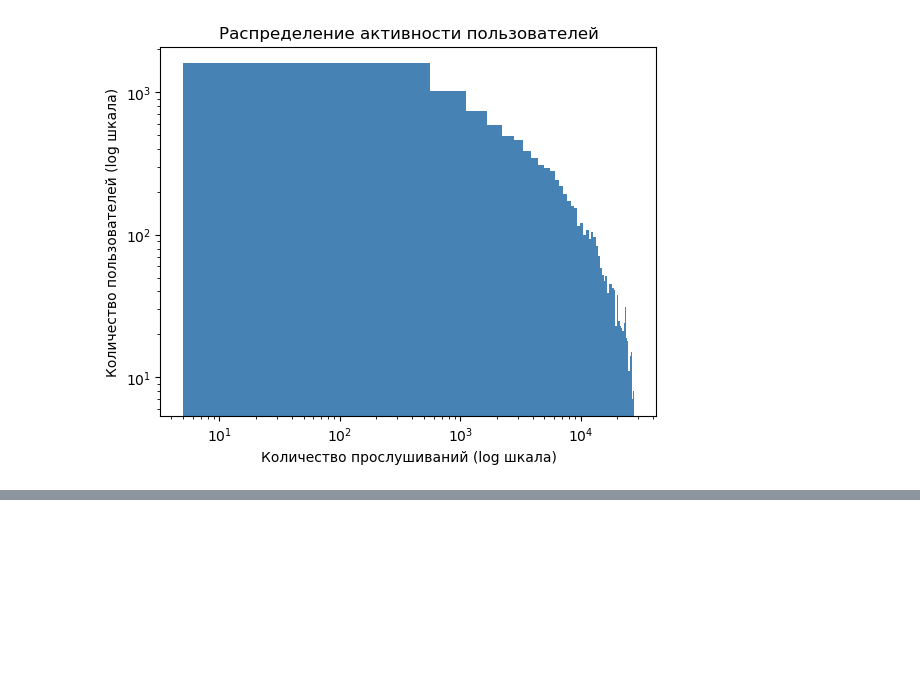
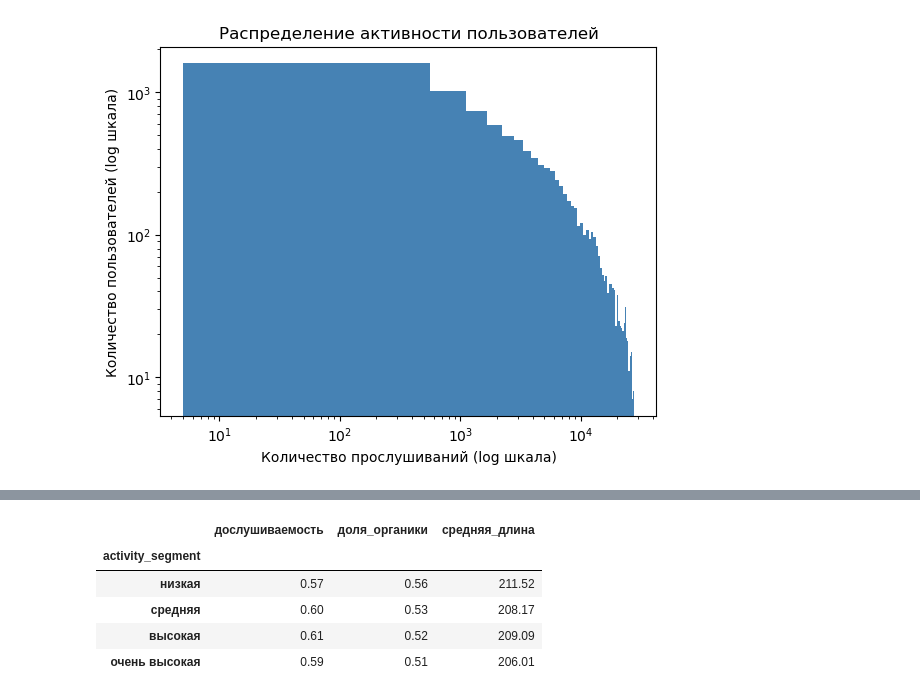
Before and after one commit to klarness/yandex-music-eda, a Jupyter notebook: src/yandex-music-eda.ipynb, the cells around one changed output, grey strips where cells are left out. Cells and saved outputs as stored; diff of their text form; code cells hidden in the pictures; blank space fills up the shorter version.

```diff
--- a/src/yandex-music-eda.ipynb
+++ b/src/yandex-music-eda.ipynb
@@ -495,0 +519,13 @@ plt.show()
+# %%
+df.groupby('activity_segment', observed=True).agg(
+    дослушиваемость=('is_completed', 'mean'),
+    доля_органики=('is_organic', 'mean'),
+    средняя_длина=('track_length_seconds', 'mean')
+).round(2)
+# %% [output]
+|  | дослушиваемость | доля_органики | средняя_длина |
+| activity_segment |  |  |  |
+| низкая | 0.57 | 0.56 | 211.52 |
+| средняя | 0.60 | 0.53 | 208.17 |
+| высокая | 0.61 | 0.52 | 209.09 |
+| очень высокая | 0.59 | 0.51 | 206.01 |
```
Also changed, not shown: parts of 9 cells of this notebook.
